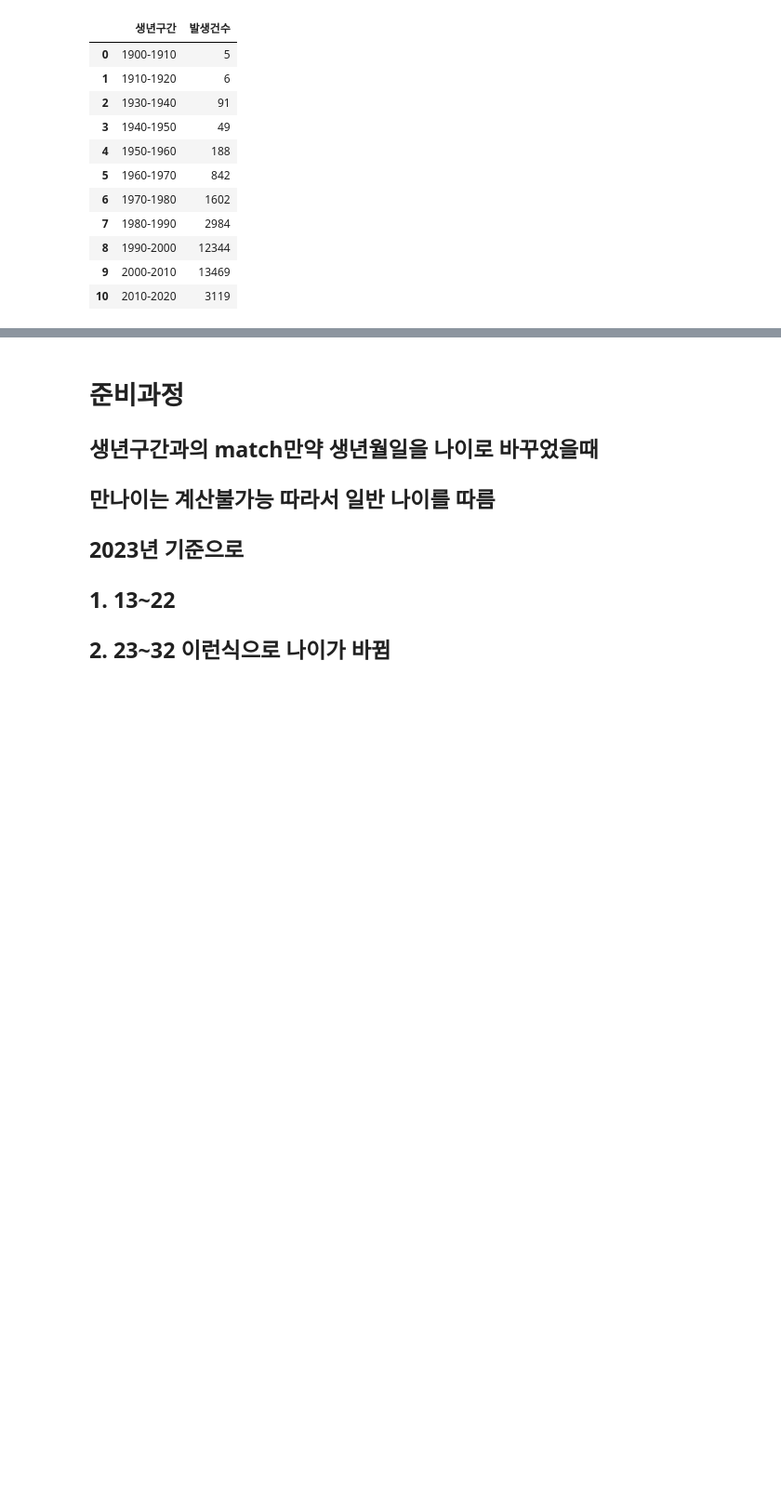
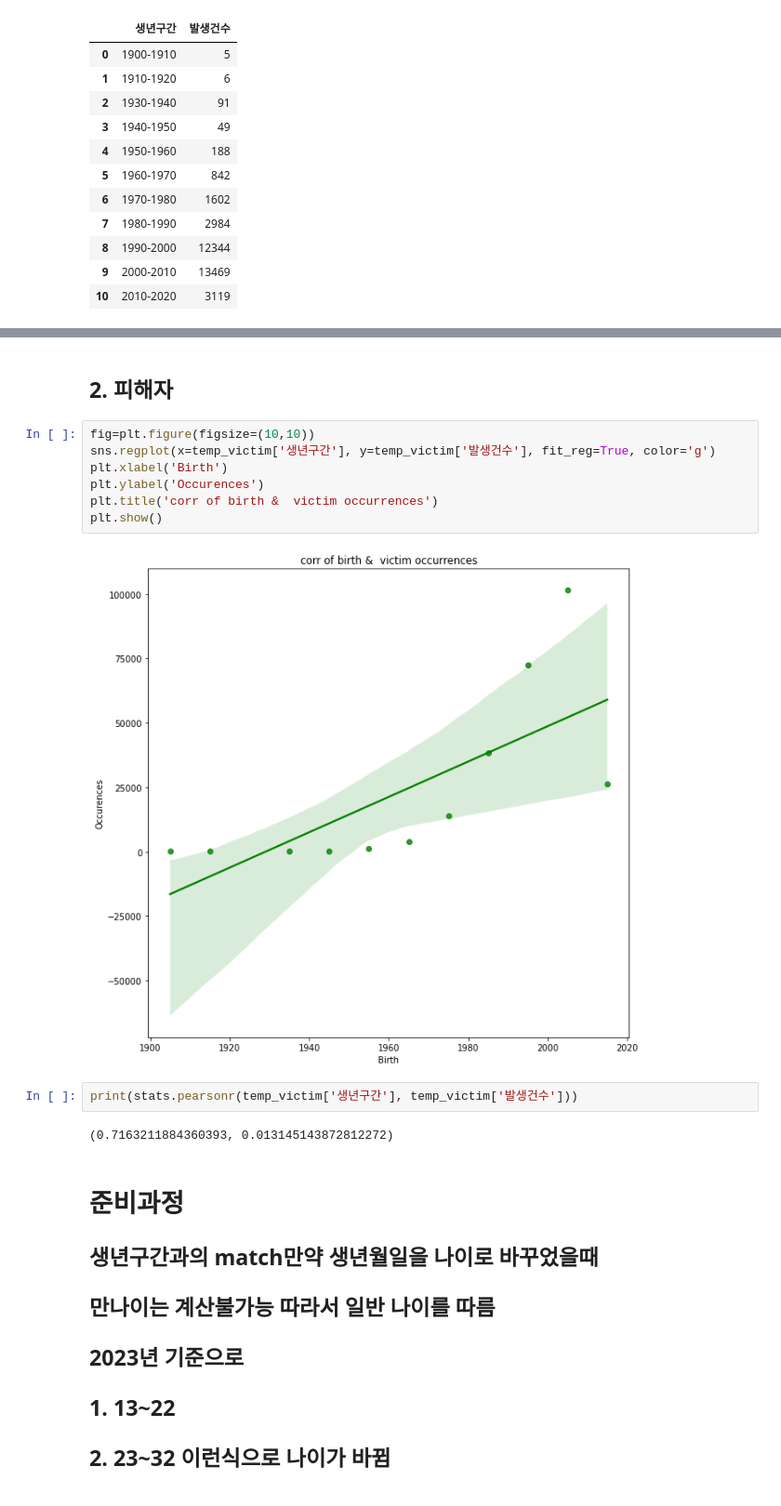
Before and after one commit to S-SIRIUS/Fraud-factor-analysis, a Jupyter notebook: 나이만.ipynb, the cells around one changed output, grey strips where cells are left out. Shown at 93% size. Saved outputs shown, nothing was run; the diff lists cells and outputs as text; blank space fills up the shorter version.

```diff
--- a/나이만.ipynb
+++ b/나이만.ipynb
@@ -74,3 +126,18 @@ victim_DF
+# %% [markdown]
+## 2. 피해자
+# %%
+fig=plt.figure(figsize=(10,10))
+sns.regplot(x=temp_victim['생년구간'], y=temp_victim['발생건수'], fit_reg=True, color='g')
+plt.xlabel('Birth')
+plt.ylabel('Occurences')
+plt.title('corr of birth &  victim occurrences')
+plt.show()
+# %% [output]
+[figure, added]
+# %%
+print(stats.pearsonr(temp_victim['생년구간'], temp_victim['발생건수']))
+# %% [output]
+(0.7163211884360393, 0.013145143872812272)
 # %% [markdown]
 # 준비과정
 ## 생년구간과의 match만약 생년월일을 나이로 바꾸었을때
```
Also changed, not shown: parts of 14 cells of this notebook, 1 other file.
